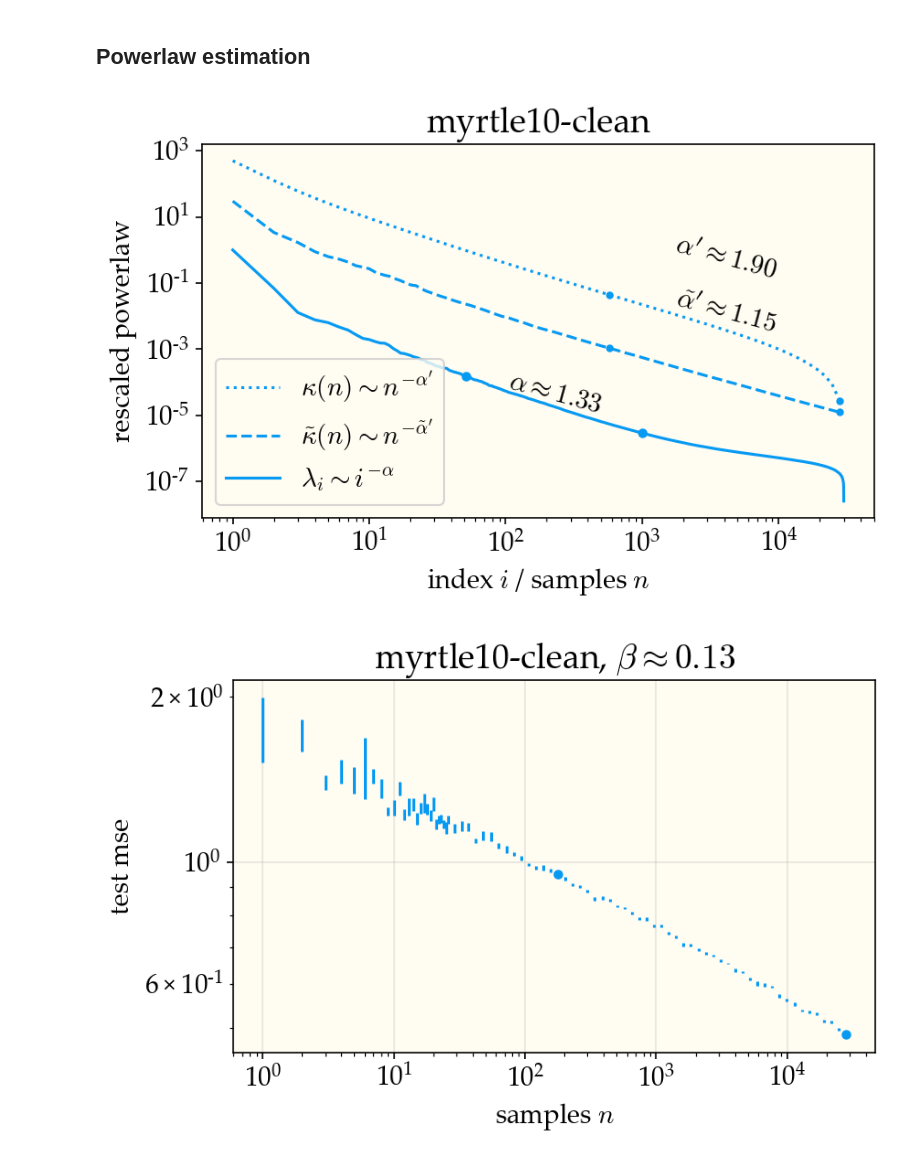
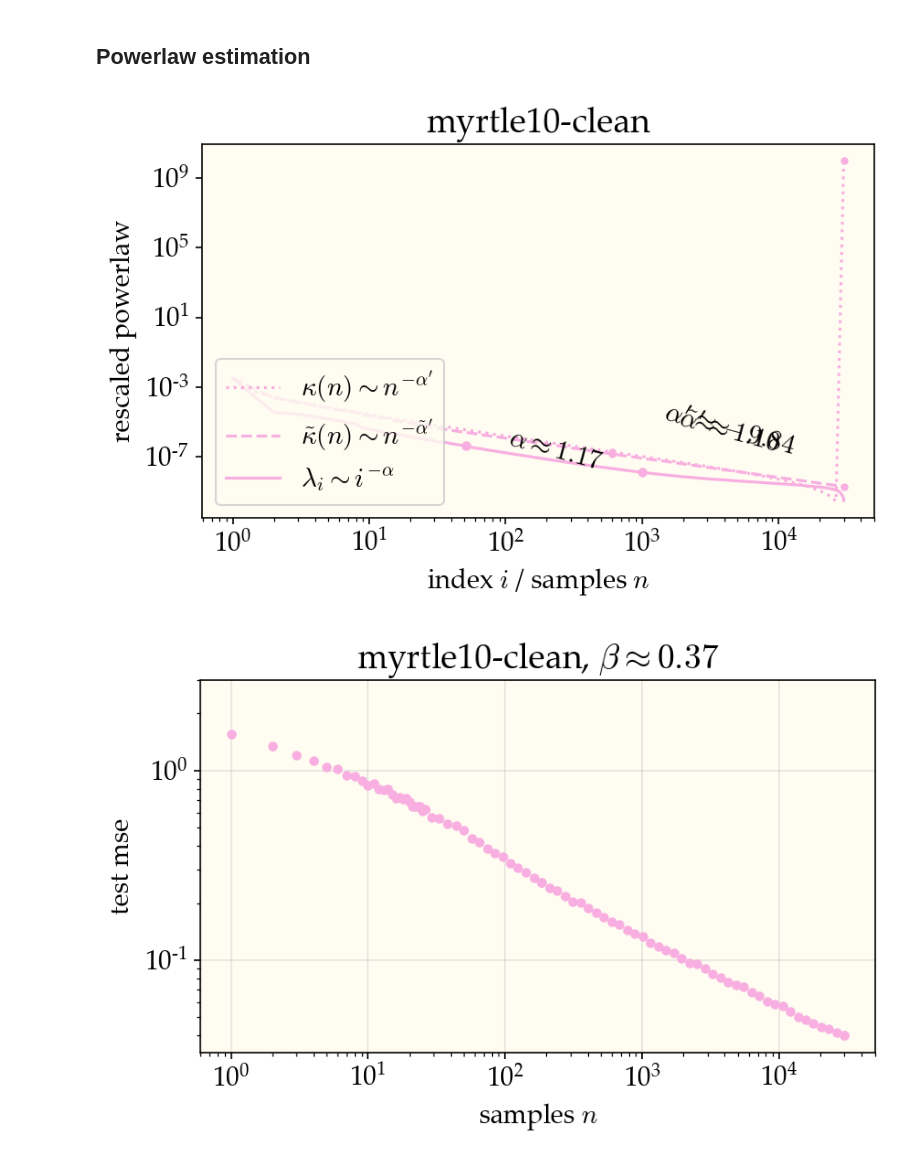
Before and after one commit to dkarkada/more-is-better, a Jupyter notebook: powerlaws.ipynb, the cells around one changed output. Saved outputs shown, nothing was run; the diff lists cells and outputs as text; code cells hidden in the pictures.

```diff
--- a/powerlaws.ipynb
+++ b/powerlaws.ipynb
@@ -175,29 +175,40 @@ EXPT_NUM = 0
 DEPTH = 10
 
 expt = ExptDetails(EXPT_NUM, DEPTH, DATASET_NAME)
-work_dir = f"results/{expt.expt_name}"
+work_dir = f"results-old/{expt.expt_name}"
 with open(f"{work_dir}/eigdata.file", 'rb') as handle:
     eigdata = pickle.load(handle)
-with open(f"{work_dir}/eigstats.file", 'rb') as handle:
+with open(f"{work_dir}/eigstats-old.file", 'rb') as handle:
     eigstats = pickle.load(handle)
 # %%
-ax = plt.gca()
+DATASET_NAME = 'mnist'
+EXPT_NUM = 0
+DEPTH = 10
+
+expt = ExptDetails(EXPT_NUM, DEPTH, DATASET_NAME)
+work_dir = f"results/{DATASET_NAME}/{expt.expt_name}"
+with open(f"{work_dir}/eigdata.file", 'rb') as handle:
+    eigdata = pickle.load(handle)
+with open(f"{work_dir}/eigstats.file", 'rb') as handle:
+    eigstats = pickle.load(handle)
+
+    ax = plt.gca()
 
 eigvals = eigstats["eigvals"]
 n = len(eigvals)
 idxs = 1 + np.arange(n)
 
 sizes = eigstats["sizes"]
-f1, f2 = 500, 30
+f1, f2 = 1, 1 # 500, 30
 all_endpts = [[50, 1000], [30, 1000], [80, 6000], [20, 300]]
 rot = -15
 lift = 1.6
 
 kappas = eigstats["true_kappas"]
-kappas /= kappas.max()
+# kappas /= kappas.max()
 kappa_estims = eigstats["kappa_estimates"]
-kappa_estims /= kappa_estims.max()
-eigvals = eigvals / eigvals[0]
+# kappa_estims /= kappa_estims.max()
+# eigvals = eigvals / eigvals[0]
 color = get_color(0)
 ax.plot(sizes, f1*kappas, color=color, ls=":", label="$\\kappa(n)\\sim n^{-\\alpha'}$")
 ax.plot(sizes, f2*kappa_estims, color=color, ls="--", label="$\\tilde{\\kappa}(n)\\sim n^{-\\tilde{\\alpha}'}$")
@@ -222,34 +233,34 @@ y1, y2 = f1 * kappas[endpts]
 alpha2 = -np.log(y2/y1) / np.log(x2/x1)
 ax.plot((x1, x2), (y1, y2), color=color, ls='none',
         marker='.', markersize=6)
 x_mid = int(np.sqrt(x1 * x2))
 y_mid = lift*f1 * kappas[(start+end)//2]
 ax.text(x_mid, y_mid, f"${{\\alpha}}'\\approx{alpha2:.2f}$",
         rotation=rot, rotation_mode="anchor", ha='center')
 
 endpts = all_endpts[0]
 x1, x2 = idxs[endpts]
 y1, y2 = eigvals[endpts]
 alpha = -np.log(y2/y1) / np.log(x2/x1)
 ax.plot((x1, x2), (y1, y2), color=color, ls='none',
         marker='.', markersize=8)
 x_mid = int(np.sqrt(x1 * x2))
 ax.text(x_mid, lift*eigvals[x_mid], f"$\\alpha\\approx{alpha:.2f}$",
         rotation=rot, rotation_mode="anchor", ha='center')
 
 
 ax.legend(loc="lower left")
 ax.set_xscale('log')
 ax.set_yscale('log')
 ax.set_title(expt.expt_name)
 
 plt.xlabel("index $i$ / samples $n$")
 plt.ylabel("rescaled powerlaw")
 
 plt.tight_layout()
 plt.show()
 # %% [output]
-[figure, old version]
+[figure, new version]
 # %%
 ax = plt.gca()
 
@@ -259,7 +270,8 @@ test_mses = eigstats["test_mses"]
 test_mean, test_std = test_mses.mean(axis=0), test_mses.std(axis=0)
 n_trials = test_mses.shape[0]
 
-ax.errorbar(sizes, test_mean, yerr=test_std/np.sqrt(n_trials), ls='none', color=color)
+ax.errorbar(sizes, test_mean, yerr=test_std/np.sqrt(n_trials), ls='none',
+            marker='o', markersize=4, color=color)
 
 start, end = 40, len(sizes)-1
 endpts = [start, end]
@@ -275,8 +287,9 @@ ax.set_yscale('log')
 
 ax.set_xlabel('samples $n$')
 ax.set_ylabel('test mse')
+ax.set_ylim(top=3)
 plt.tight_layout()
 plt.grid(alpha=0.3)
 plt.show()
 # %% [output]
-[figure, old version]
+[figure, new version]
```
Also changed, not shown: parts of 3 cells of this notebook, 2 other files.
